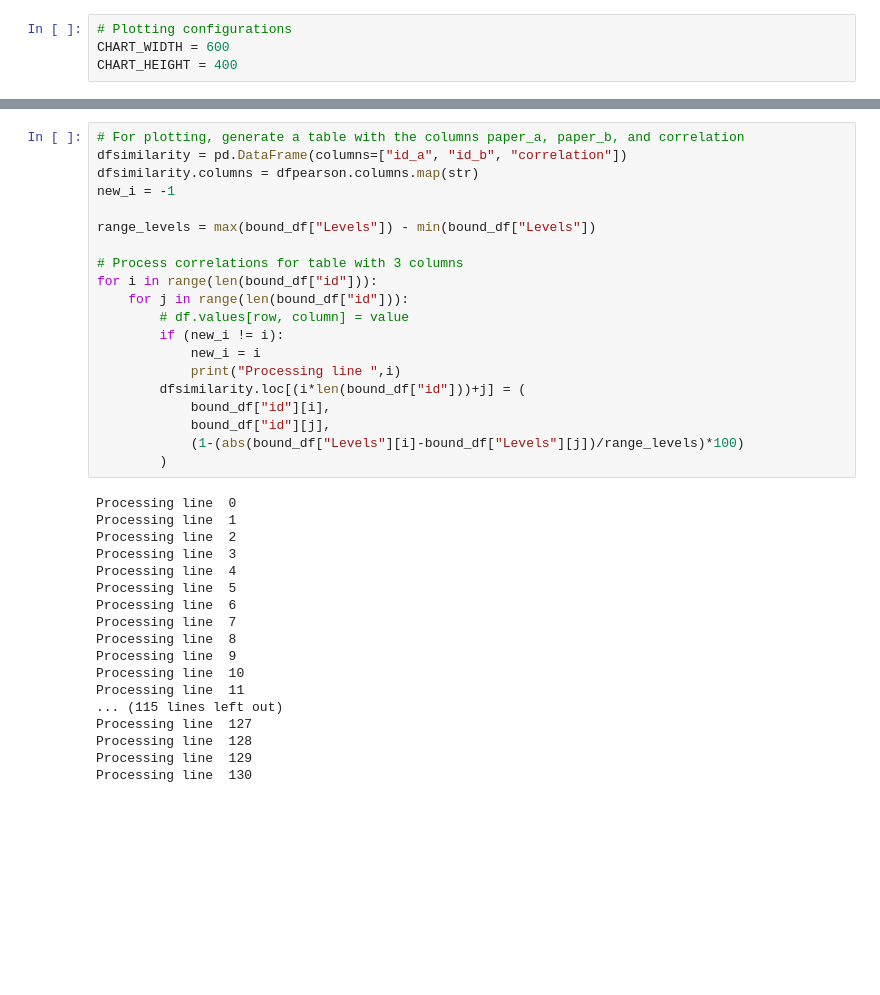
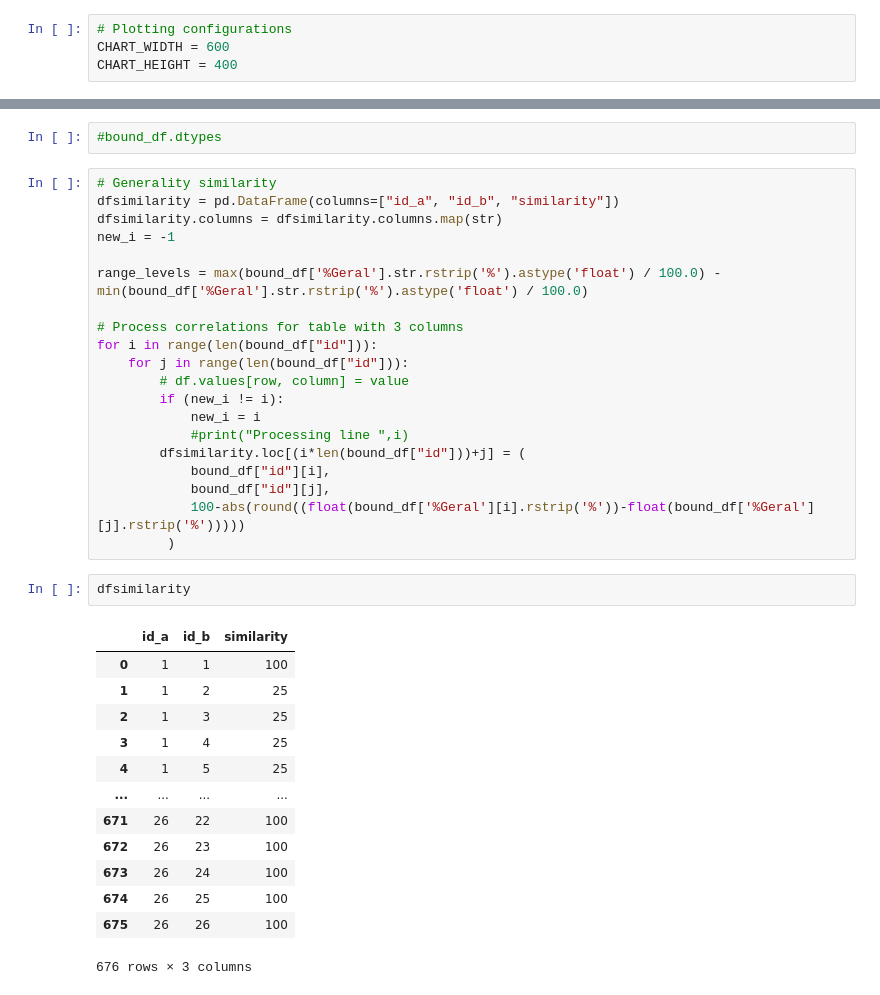
Before and after one commit to cleberjamaral/GoOrg4Prod, a Jupyter notebook: GoOrg4Prod_structure_choosing_analysis.ipynb, the cells around one changed output, grey strips where cells are left out. Saved outputs shown, nothing was run; the diff lists cells and outputs as text; blank space fills up the shorter version.

```diff
--- a/GoOrg4Prod_structure_choosing_analysis.ipynb
+++ b/GoOrg4Prod_structure_choosing_analysis.ipynb
@@ -28,10 +25,12 @@ min(bound_df["Levels"])
+# %%
+#bound_df.dtypes
 # %%
-# For plotting, generate a table with the columns paper_a, paper_b, and correlation
-dfsimilarity = pd.DataFrame(columns=["id_a", "id_b", "correlation"])
-dfsimilarity.columns = dfpearson.columns.map(str)
+# Generality similarity
+dfsimilarity = pd.DataFrame(columns=["id_a", "id_b", "similarity"])
+dfsimilarity.columns = dfsimilarity.columns.map(str)
 new_i = -1
 
-range_levels = max(bound_df["Levels"]) - min(bound_df["Levels"])
+range_levels = max(bound_df['%Geral'].str.rstrip('%').astype('float') / 100.0) - min(bound_df['%Geral'].str.rstrip('%').astype('float') / 100.0)
 
 # Process correlations for table with 3 columns
 for i in range(len(bound_df["id"])):
@@ -39,27 +38,25 @@ for i in range(len(bound_df["id"])):
         # df.values[row, column] = value
         if (new_i != i):
             new_i = i
-            print("Processing line ",i)
+            #print("Processing line ",i)
         dfsimilarity.loc[(i*len(bound_df["id"]))+j] = (
             bound_df["id"][i],
             bound_df["id"][j],
-            (1-(abs(bound_df["Levels"][i]-bound_df["Levels"][j])/range_levels)*100)
-        )
+            100-abs(round((float(bound_df['%Geral'][i].rstrip('%'))-float(bound_df['%Geral'][j].rstrip('%')))))
+         )
-# %% [output]
-Processing line  0
-Processing line  1
-Processing line  2
-Processing line  3
-Processing line  4
-Processing line  5
-Processing line  6
-Processing line  7
-Processing line  8
-Processing line  9
-Processing line  10
-Processing line  11
-... (115 lines left out)
-Processing line  127
-Processing line  128
-Processing line  129
-Processing line  130
+# %%
+dfsimilarity
+# %% [output]
+|  | id_a | id_b | similarity |
+| 0 | 1 | 1 | 100 |
+| 1 | 1 | 2 | 25 |
+| 2 | 1 | 3 | 25 |
+| 3 | 1 | 4 | 25 |
+| 4 | 1 | 5 | 25 |
+| ... | ... | ... | ... |
+| 671 | 26 | 22 | 100 |
+| 672 | 26 | 23 | 100 |
+| 673 | 26 | 24 | 100 |
+| 674 | 26 | 25 | 100 |
+| 675 | 26 | 26 | 100 |
+676 rows × 3 columns
```
Also changed, not shown: parts of 8 cells of this notebook, 2 other files.
